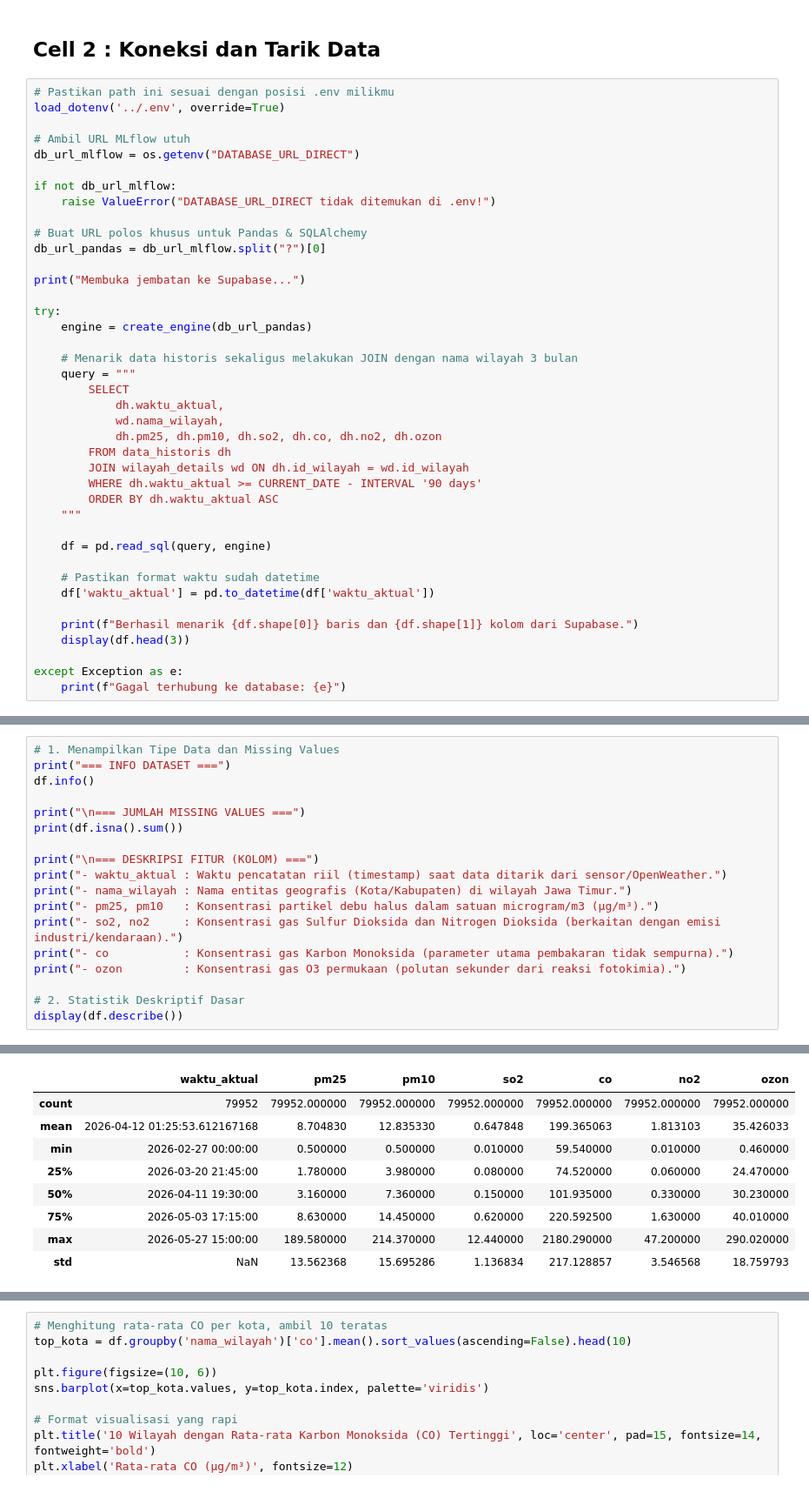
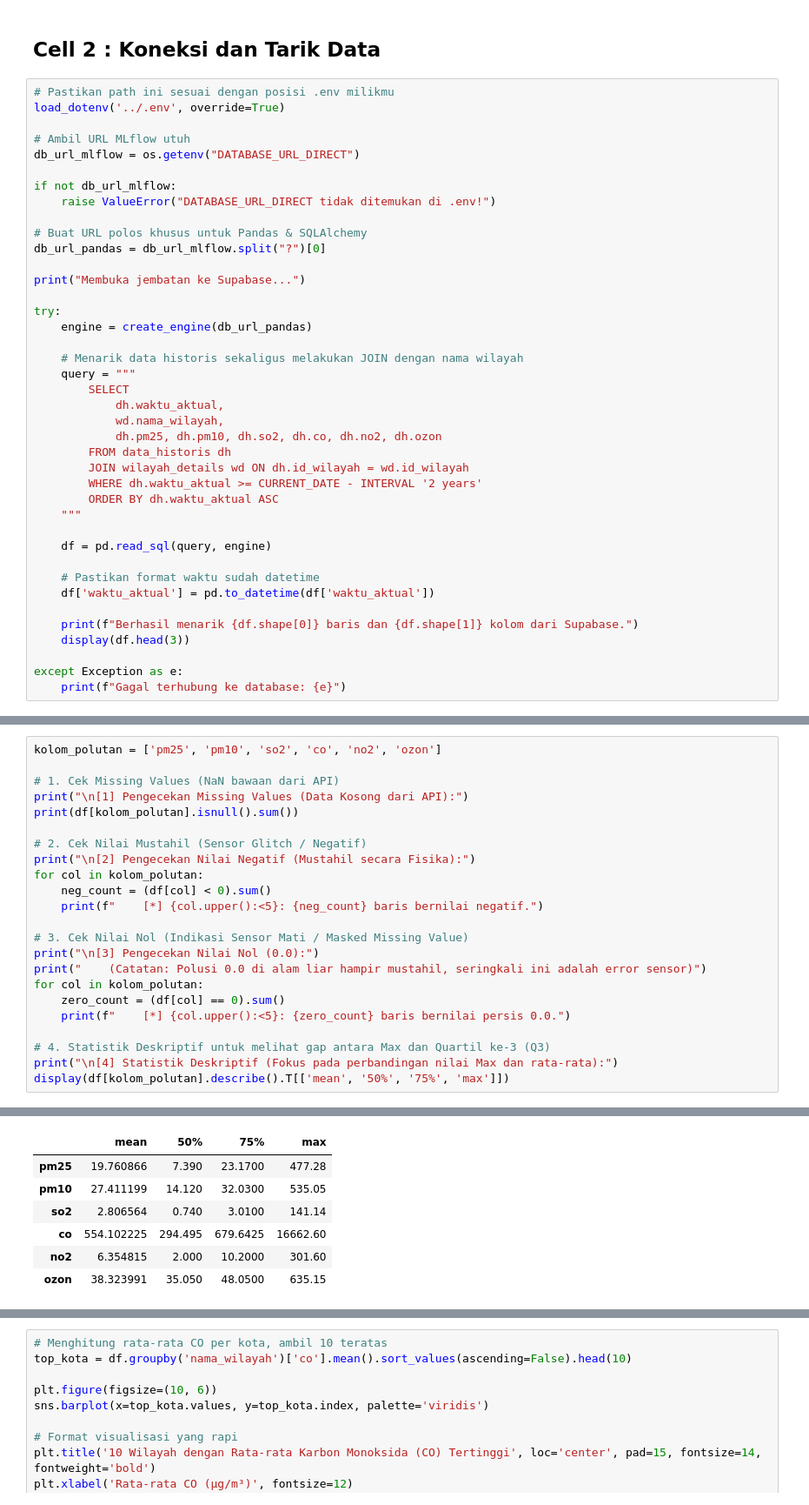
Before and after one commit to tegarkusuma12/Web-ISPU, a Jupyter notebook: data_training/eda.ipynb, the cells around one changed output, grey strips where cells are left out. Shown at 87% size. Saved outputs shown, nothing was run; the diff lists cells and outputs as text.

```diff
--- a/data_training/eda.ipynb
+++ b/data_training/eda.ipynb
@@ -39,7 +39,7 @@ print("Membuka jembatan ke Supabase...")
 try:
     engine = create_engine(db_url_pandas)
 
-    # Menarik data historis sekaligus melakukan JOIN dengan nama wilayah 3 bulan
+    # Menarik data historis sekaligus melakukan JOIN dengan nama wilayah
     query = """
         SELECT
             dh.waktu_aktual,
@@ -47,7 +47,7 @@ try:
             dh.pm25, dh.pm10, dh.so2, dh.co, dh.no2, dh.ozon
         FROM data_historis dh
         JOIN wilayah_details wd ON dh.id_wilayah = wd.id_wilayah
-        WHERE dh.waktu_aktual >= CURRENT_DATE - INTERVAL '90 days'
+        WHERE dh.waktu_aktual >= CURRENT_DATE - INTERVAL '2 years'
         ORDER BY dh.waktu_aktual ASC
     """
 
@@ -73,19 +73,24 @@ Berhasil menarik 79952 baris dan 8 kolom dari Supabase.
 # %%
-# 1. Menampilkan Tipe Data dan Missing Values
-print("=== INFO DATASET ===")
-df.info()
+kolom_polutan = ['pm25', 'pm10', 'so2', 'co', 'no2', 'ozon']
 
-print("\n=== JUMLAH MISSING VALUES ===")
-print(df.isna().sum())
+# 1. Cek Missing Values (NaN bawaan dari API)
+print("\n[1] Pengecekan Missing Values (Data Kosong dari API):")
+print(df[kolom_polutan].isnull().sum())
 
-print("\n=== DESKRIPSI FITUR (KOLOM) ===")
-print("- waktu_aktual : Waktu pencatatan riil (timestamp) saat data ditarik dari sensor/OpenWeather.")
-print("- nama_wilayah : Nama entitas geografis (Kota/Kabupaten) di wilayah Jawa Timur.")
-print("- pm25, pm10   : Konsentrasi partikel debu halus dalam satuan microgram/m3 (µg/m³).")
-print("- so2, no2     : Konsentrasi gas Sulfur Dioksida dan Nitrogen Dioksida (berkaitan dengan emisi industri/kendaraan).")
-print("- co           : Konsentrasi gas Karbon Monoksida (parameter utama pembakaran tidak sempurna).")
-print("- ozon         : Konsentrasi gas O3 permukaan (polutan sekunder dari reaksi fotokimia).")
+# 2. Cek Nilai Mustahil (Sensor Glitch / Negatif)
+print("\n[2] Pengecekan Nilai Negatif (Mustahil secara Fisika):")
+for col in kolom_polutan:
+    neg_count = (df[col] < 0).sum()
+    print(f"    [*] {col.upper():<5}: {neg_count} baris bernilai negatif.")
 
-# 2. Statistik Deskriptif Dasar
-display(df.describe())
+# 3. Cek Nilai Nol (Indikasi Sensor Mati / Masked Missing Value)
+print("\n[3] Pengecekan Nilai Nol (0.0):")
+print("    (Catatan: Polusi 0.0 di alam liar hampir mustahil, seringkali ini adalah error sensor)")
+for col in kolom_polutan:
+    zero_count = (df[col] == 0).sum()
+    print(f"    [*] {col.upper():<5}: {zero_count} baris bernilai persis 0.0.")
+
+# 4. Statistik Deskriptif untuk melihat gap antara Max dan Quartil ke-3 (Q3)
+print("\n[4] Statistik Deskriptif (Fokus pada perbandingan nilai Max dan rata-rata):")
+display(df[kolom_polutan].describe().T[['mean', '50%', '75%', 'max']])
 # %% [output]
@@ -109,9 +114,7 @@ Data columns (total 8 columns):
-|  | waktu_aktual | pm25 | pm10 | so2 | co | no2 | ozon |
-| count | 79952 | 79952.000000 | 79952.000000 | 79952.000000 | 79952.000000 | 79952.000000 | 79952.000000 |
-| mean | 2026-04-12 01:25:53.612167168 | 8.704830 | 12.835330 | 0.647848 | 199.365063 | 1.813103 | 35.426033 |
-| min | 2026-02-27 00:00:00 | 0.500000 | 0.500000 | 0.010000 | 59.540000 | 0.010000 | 0.460000 |
-| 25% | 2026-03-20 21:45:00 | 1.780000 | 3.980000 | 0.080000 | 74.520000 | 0.060000 | 24.470000 |
-| 50% | 2026-04-11 19:30:00 | 3.160000 | 7.360000 | 0.150000 | 101.935000 | 0.330000 | 30.230000 |
-| 75% | 2026-05-03 17:15:00 | 8.630000 | 14.450000 | 0.620000 | 220.592500 | 1.630000 | 40.010000 |
-| max | 2026-05-27 15:00:00 | 189.580000 | 214.370000 | 12.440000 | 2180.290000 | 47.200000 | 290.020000 |
-| std | NaN | 13.562368 | 15.695286 | 1.136834 | 217.128857 | 3.546568 | 18.759793 |
+|  | mean | 50% | 75% | max |
+| pm25 | 19.760866 | 7.390 | 23.1700 | 477.28 |
+| pm10 | 27.411199 | 14.120 | 32.0300 | 535.05 |
+| so2 | 2.806564 | 0.740 | 3.0100 | 141.14 |
+| co | 554.102225 | 294.495 | 679.6425 | 16662.60 |
+| no2 | 6.354815 | 2.000 | 10.2000 | 301.60 |
+| ozon | 38.323991 | 35.050 | 48.0500 | 635.15 |
```
Also changed, not shown: parts of 16 cells of this notebook, 1 other file.
